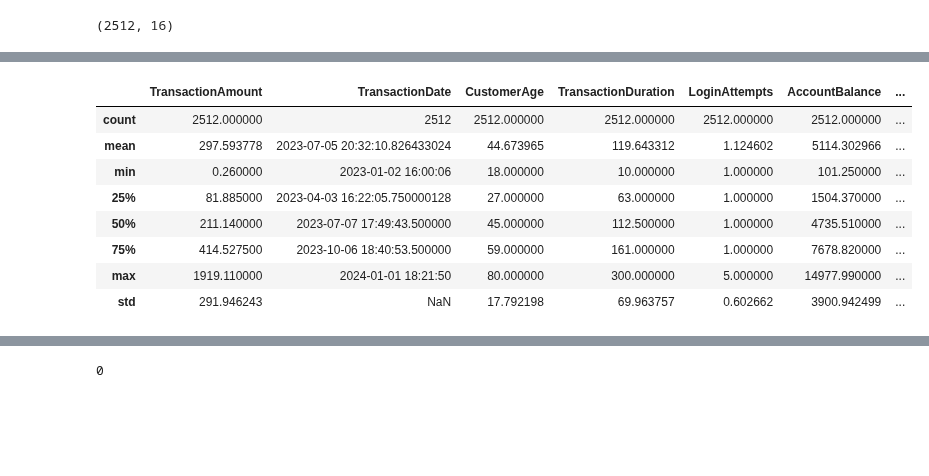
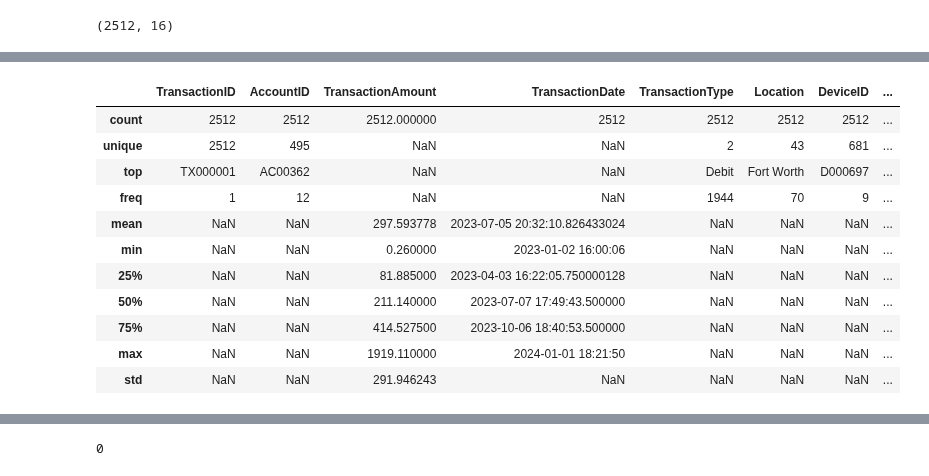
Before and after one commit to briannemcgrath/PFDA, a Jupyter notebook: project/project.ipynb, the cells around one changed output, grey strips where cells are left out. Saved outputs shown, nothing was run; the diff lists cells and outputs as text; code cells hidden in the pictures; blank space fills up the shorter version.

```diff
--- a/project/project.ipynb
+++ b/project/project.ipynb
@@ -99,15 +115,18 @@ AccountBalance                    float64
 PreviousTransactionDate    datetime64[ns]
 dtype: object
 # %%
-df.describe()
+df.describe(include='all')
 # %% [output]
-|  | TransactionAmount | TransactionDate | CustomerAge | TransactionDuration | LoginAttempts | AccountBalance | ... |
-| count | 2512.000000 | 2512 | 2512.000000 | 2512.000000 | 2512.000000 | 2512.000000 | ... |
-| mean | 297.593778 | 2023-07-05 20:32:10.826433024 | 44.673965 | 119.643312 | 1.124602 | 5114.302966 | ... |
-| min | 0.260000 | 2023-01-02 16:00:06 | 18.000000 | 10.000000 | 1.000000 | 101.250000 | ... |
-| 25% | 81.885000 | 2023-04-03 16:22:05.750000128 | 27.000000 | 63.000000 | 1.000000 | 1504.370000 | ... |
-| 50% | 211.140000 | 2023-07-07 17:49:43.500000 | 45.000000 | 112.500000 | 1.000000 | 4735.510000 | ... |
-| 75% | 414.527500 | 2023-10-06 18:40:53.500000 | 59.000000 | 161.000000 | 1.000000 | 7678.820000 | ... |
-| max | 1919.110000 | 2024-01-01 18:21:50 | 80.000000 | 300.000000 | 5.000000 | 14977.990000 | ... |
-| std | 291.946243 | NaN | 17.792198 | 69.963757 | 0.602662 | 3900.942499 | ... |
+|  | TransactionID | AccountID | TransactionAmount | TransactionDate | TransactionType | Location | DeviceID | ... |
+| count | 2512 | 2512 | 2512.000000 | 2512 | 2512 | 2512 | 2512 | ... |
+| unique | 2512 | 495 | NaN | NaN | 2 | 43 | 681 | ... |
+| top | TX000001 | AC00362 | NaN | NaN | Debit | Fort Worth | D000697 | ... |
+| freq | 1 | 12 | NaN | NaN | 1944 | 70 | 9 | ... |
+| mean | NaN | NaN | 297.593778 | 2023-07-05 20:32:10.826433024 | NaN | NaN | NaN | ... |
+| min | NaN | NaN | 0.260000 | 2023-01-02 16:00:06 | NaN | NaN | NaN | ... |
+| 25% | NaN | NaN | 81.885000 | 2023-04-03 16:22:05.750000128 | NaN | NaN | NaN | ... |
+| 50% | NaN | NaN | 211.140000 | 2023-07-07 17:49:43.500000 | NaN | NaN | NaN | ... |
+| 75% | NaN | NaN | 414.527500 | 2023-10-06 18:40:53.500000 | NaN | NaN | NaN | ... |
+| max | NaN | NaN | 1919.110000 | 2024-01-01 18:21:50 | NaN | NaN | NaN | ... |
+| std | NaN | NaN | 291.946243 | NaN | NaN | NaN | NaN | ... |
 # %%
```
Also changed, not shown: parts of 8 cells of this notebook, 1 other file.
